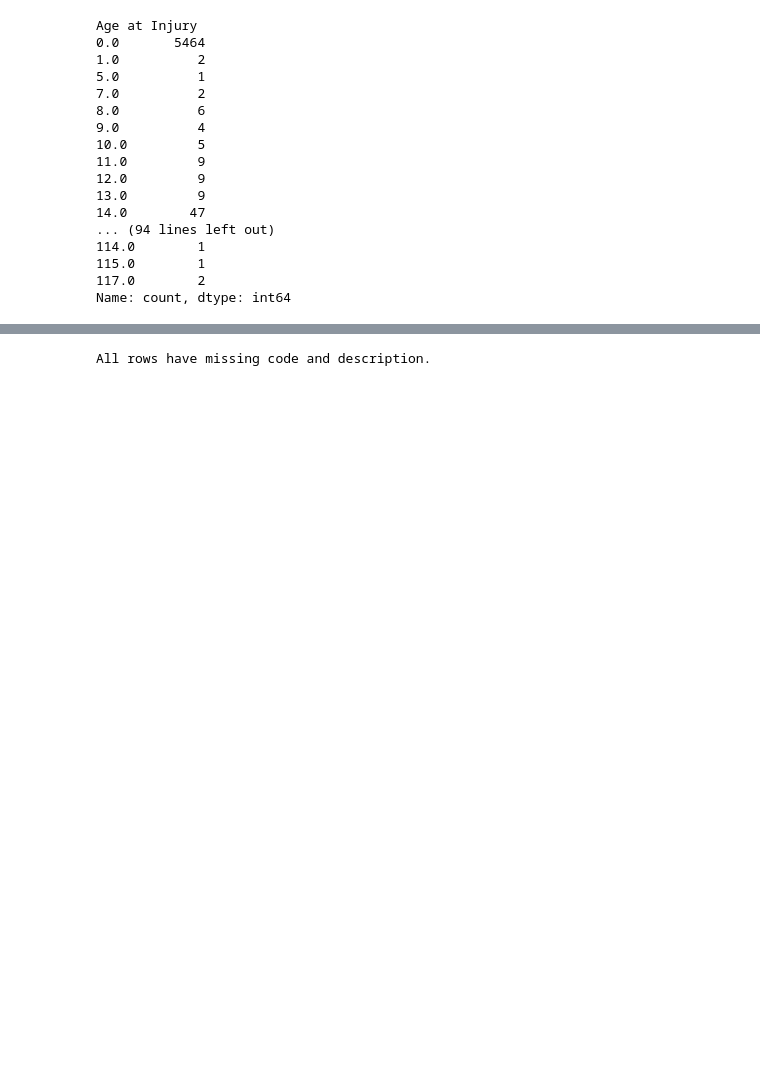
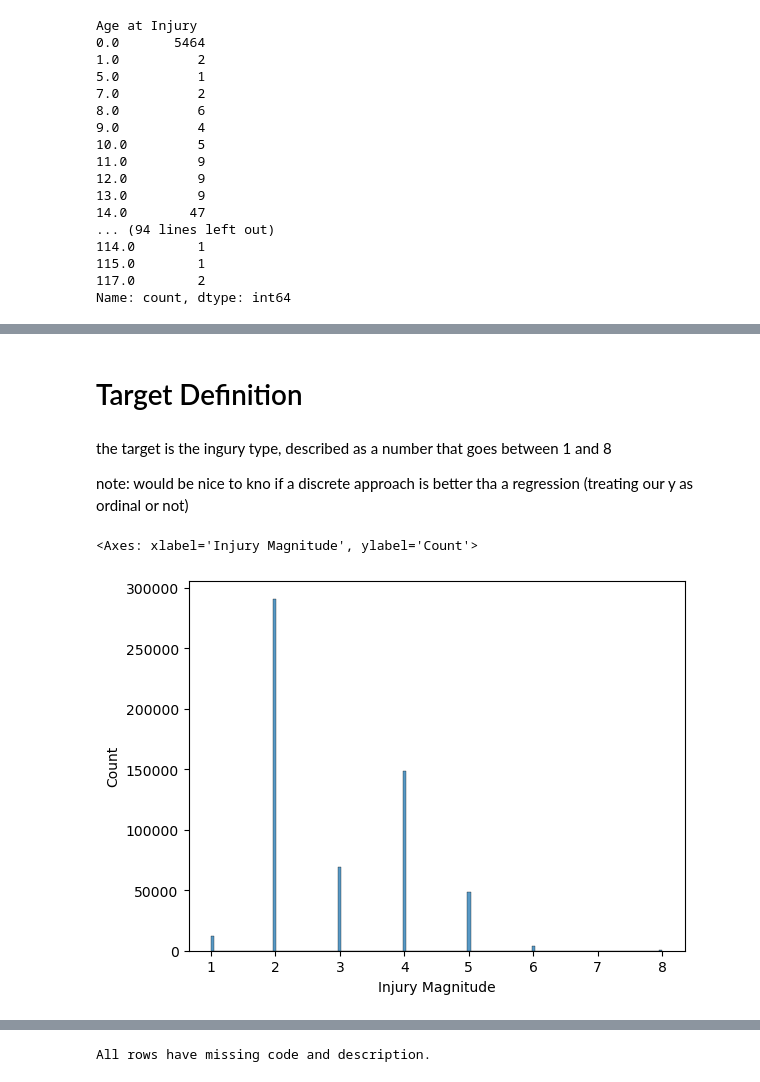
Before and after one commit to LeonardoDiCaterina/Machine_Learning_G19, a Jupyter notebook: Notebooks/Data_Pre-processing.ipynb, the cells around one changed output, grey strips where cells are left out. Saved outputs shown, nothing was run; the diff lists cells and outputs as text; code cells hidden in the pictures; blank space fills up the shorter version.

```diff
--- a/Notebooks/Data_Pre-processing.ipynb
+++ b/Notebooks/Data_Pre-processing.ipynb
@@ -370,0 +595,2 @@ train[["WCIO Cause of Injury Code", "WCIO Cause of Injury Description"]]
+# %%
+train = train.drop(columns=['WCIO Nature of Injury Description'])
@@ -370,0 +626,11 @@ train[["WCIO Cause of Injury Code", "WCIO Cause of Injury Description"]]
+# %%
+train = train.drop(columns=['WCIO Part Of Body Description'])
+# %% [markdown]
+# Target  Definition
+# %% [markdown]
+the target is the ingury type, described as a number that goes between 1 and 8
+
+note:
+would be nice to kno if a discrete approach is better tha a regression (treating our y as ordinal or not)
+# %%
+y = train['Injury Magnitude']
@@ -370,0 +639,5 @@ train[["WCIO Cause of Injury Code", "WCIO Cause of Injury Description"]]
+# %%
+sns.histplot(y)
+# %% [output]
+<Axes: xlabel='Injury Magnitude', ylabel='Count'>
+[figure, added]
```
Also changed, not shown: parts of 50 cells of this notebook.
